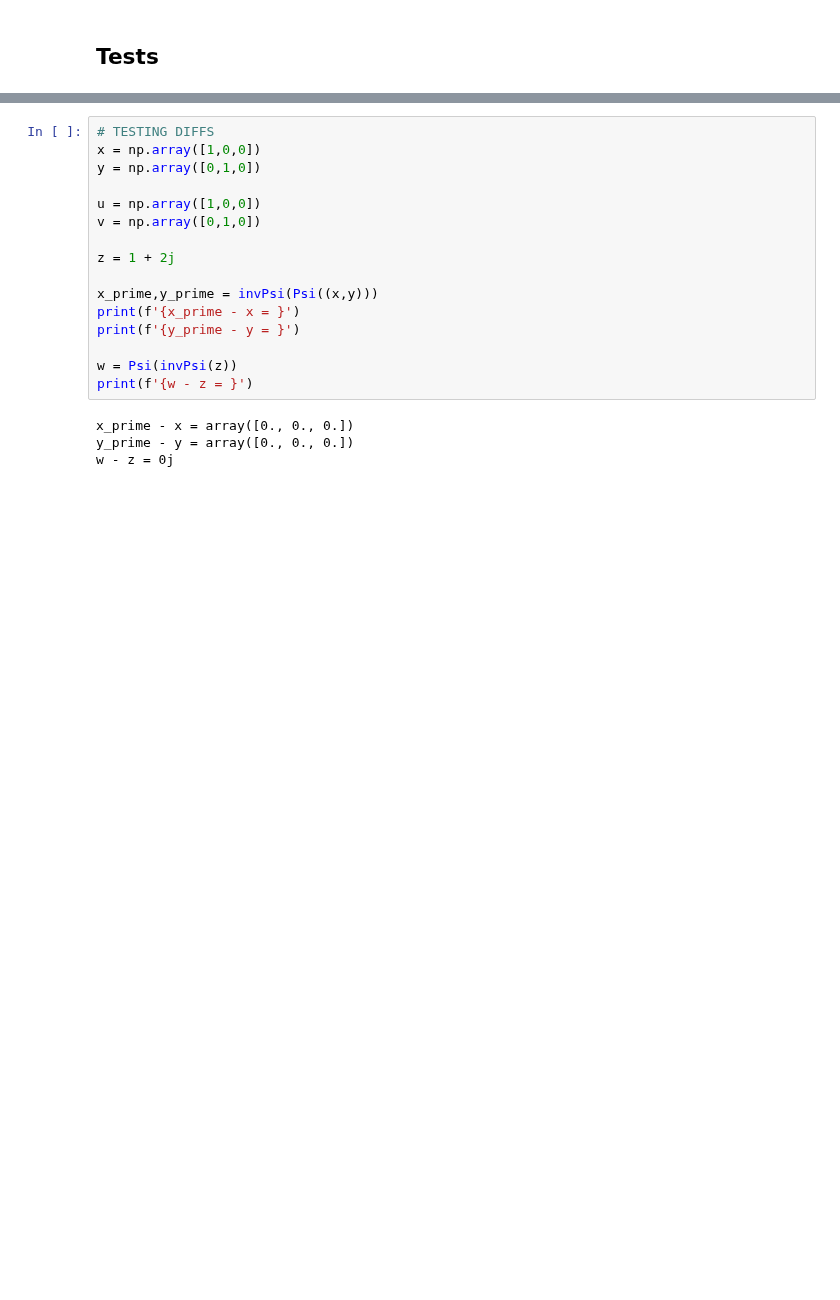
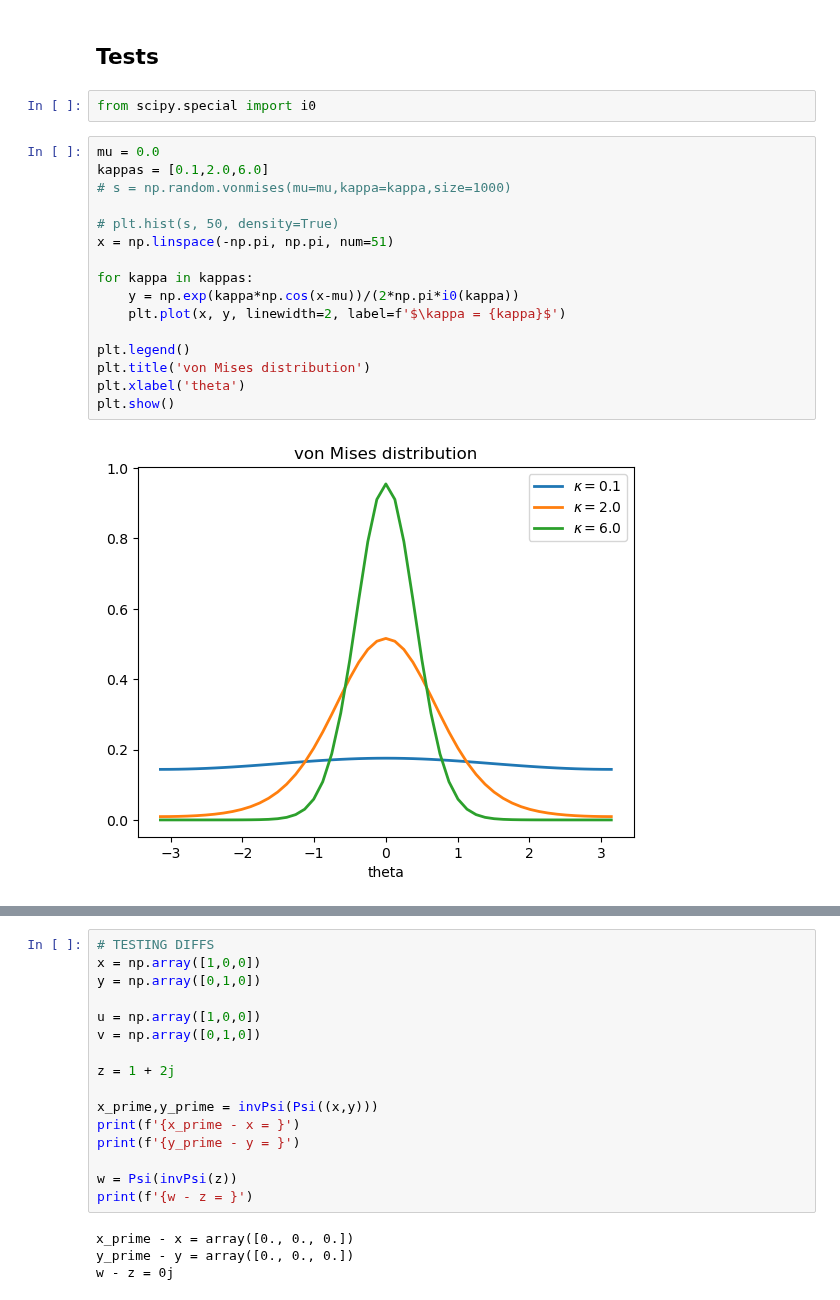
Before and after one commit to dHuberYoumans/CPNStN, a Jupyter notebook: toy_model/toy_model.ipynb, the cells around one changed output, grey strips where cells are left out. Drawn from its saved outputs; the diff is of its cells as text; blank space fills up the shorter version.

```diff
--- a/toy_model/toy_model.ipynb
+++ b/toy_model/toy_model.ipynb
@@ -355,3 +329,23 @@ alpha # seems of by a factor of 10 maybe? I must be doing something wrong
 # %% [markdown]
 ## Tests
+# %%
+from scipy.special import i0
+# %%
+mu = 0.0
+kappas = [0.1,2.0,6.0]
+# s = np.random.vonmises(mu=mu,kappa=kappa,size=1000)
+
+# plt.hist(s, 50, density=True)
+x = np.linspace(-np.pi, np.pi, num=51)
+
+for kappa in kappas:
+    y = np.exp(kappa*np.cos(x-mu))/(2*np.pi*i0(kappa))
+    plt.plot(x, y, linewidth=2, label=f'$\kappa = {kappa}$')
+
+plt.legend()
+plt.title('von Mises distribution')
+plt.xlabel('theta')
+plt.show()
+# %% [output]
+[figure, added]
 # %%
```
Also changed, not shown: parts of 7 cells of this notebook.
